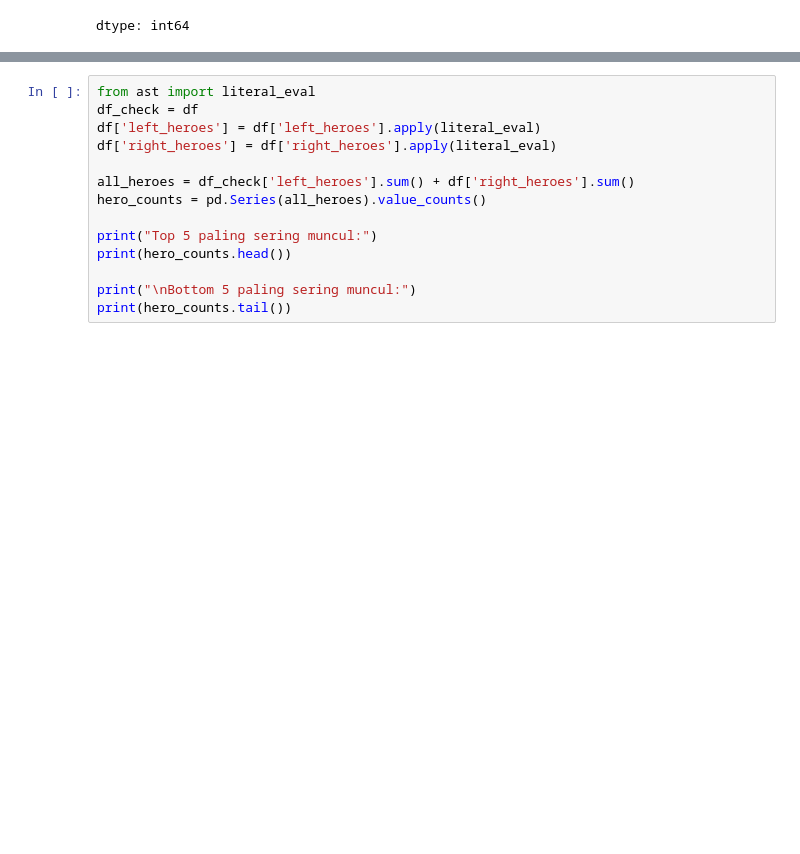
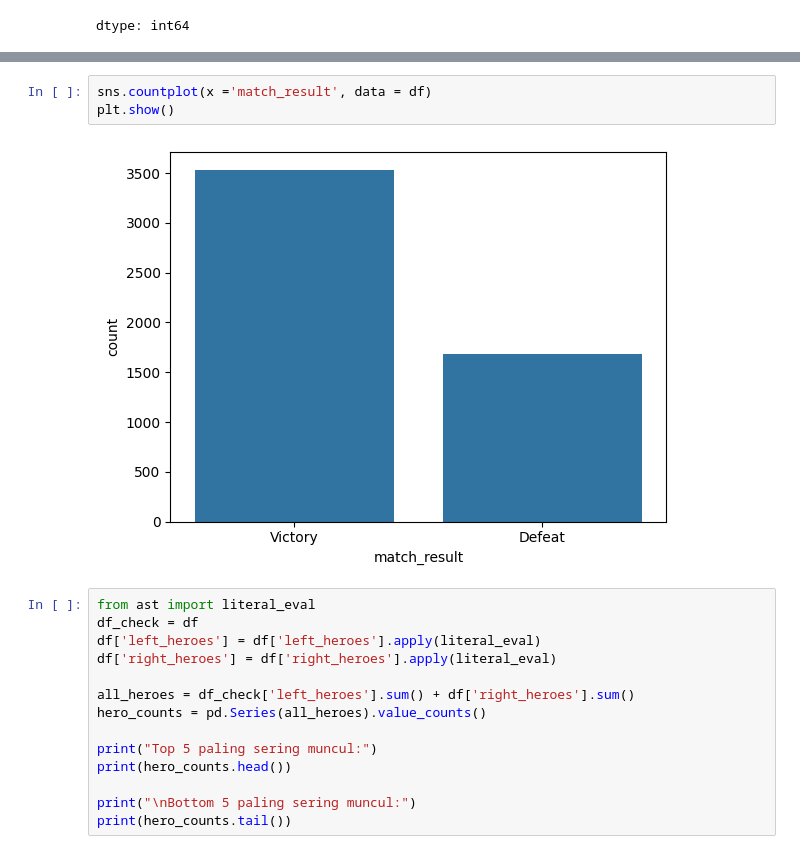
Before and after one commit to renasyan/datmin-tubes-mlbb, a Jupyter notebook: TUBES_DATMIN_MOBILE_LEGEND.ipynb, the cells around one changed output, grey strips where cells are left out. Cells and saved outputs as stored; diff of their text form; blank space fills up the shorter version.

```diff
--- a/TUBES_DATMIN_MOBILE_LEGEND.ipynb
+++ b/TUBES_DATMIN_MOBILE_LEGEND.ipynb
@@ -100,3 +115,8 @@ dtype: int64
+# %%
+sns.countplot(x ='match_result', data = df)
+plt.show()
+# %% [output]
+[figure, added]
 # %%
 from ast import literal_eval
 df_check = df
```
Also changed, not shown: parts of 5 cells of this notebook.
